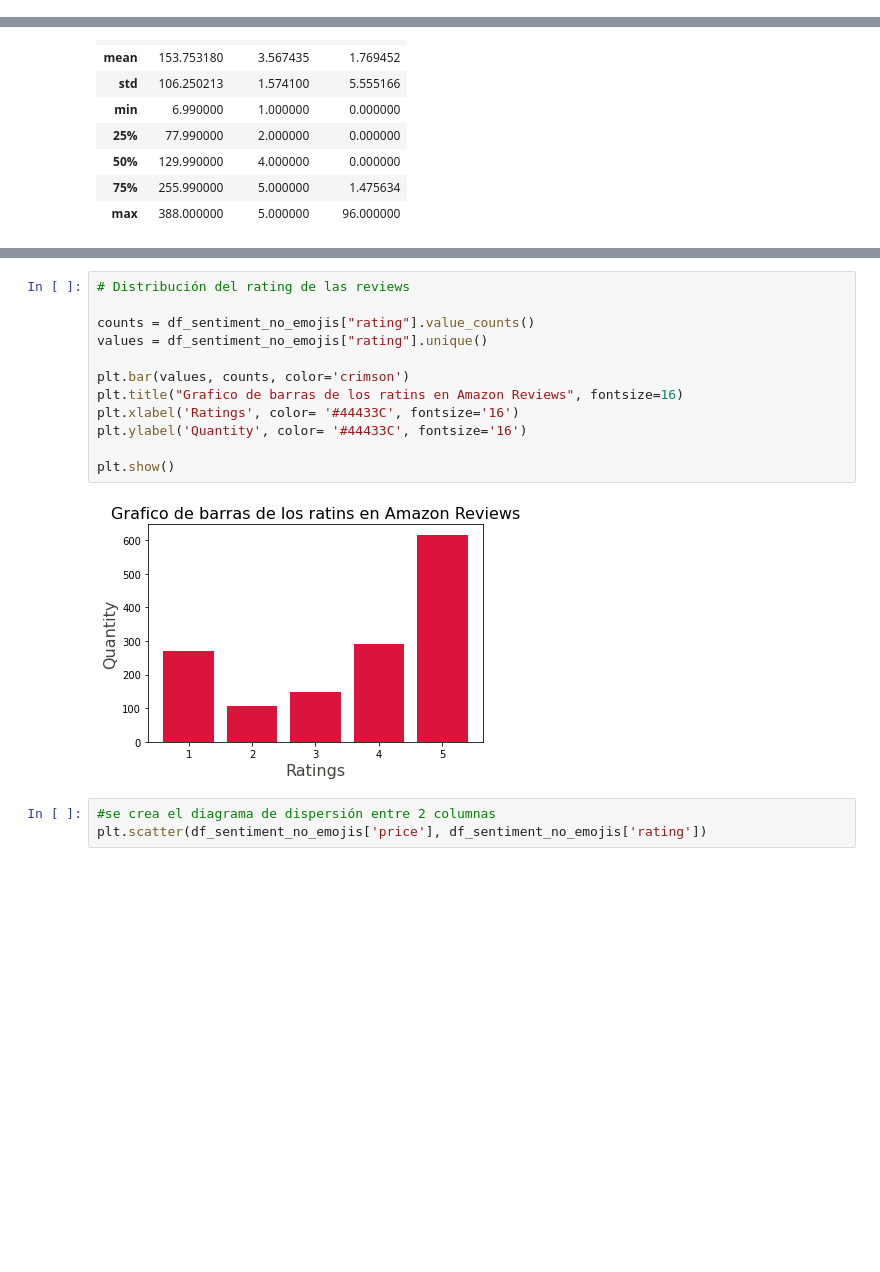
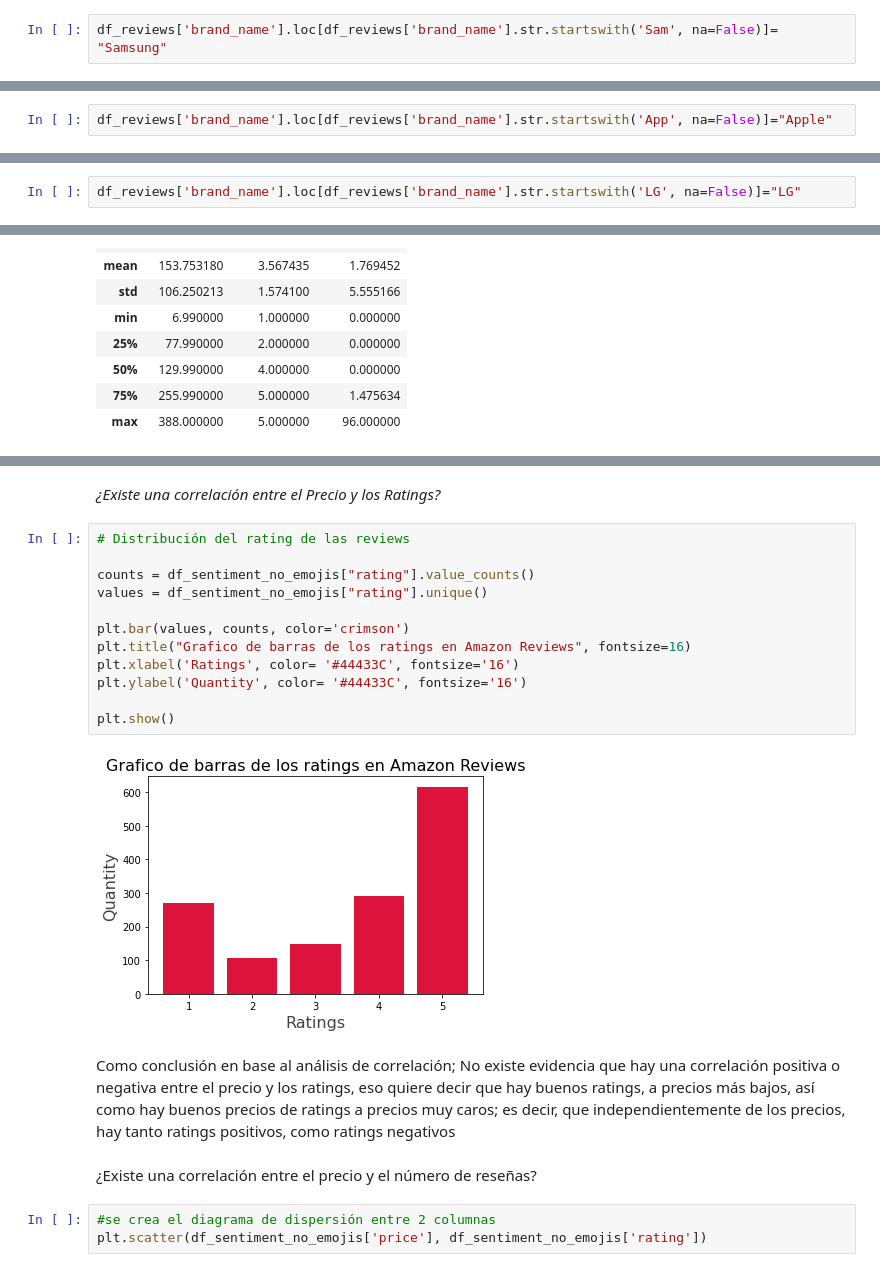
Before and after one commit to flako264/Proyecto-Python, a Jupyter notebook: Proyecto_python_bedu.ipynb, the cells around one changed output, grey strips where cells are left out. Cells and saved outputs as stored; diff of their text form; blank space fills up the shorter version.

```diff
--- a/Proyecto_python_bedu.ipynb
+++ b/Proyecto_python_bedu.ipynb
@@ -417,3 +503,5 @@ Samsung Galaxy               4
 Samsybg Galaxy               4
 Samsung International        2
 Name: brand_name, dtype: int64
+# %%
+df_reviews['brand_name'].loc[df_reviews['brand_name'].str.startswith('Sam', na=False)]= "Samsung"
@@ -424,3 +517,5 @@ df_reviews['brand_name'].loc[df_reviews['brand_name'].str.startswith('App', na=F
 Apple             58087
 Apple Computer       10
 Name: brand_name, dtype: int64
+# %%
+df_reviews['brand_name'].loc[df_reviews['brand_name'].str.startswith('App', na=False)]="Apple"
@@ -435,3 +535,5 @@ LGIC                                24
 LGG                                  3
 LG Electronic                        2
 Name: brand_name, dtype: int64
+# %%
+df_reviews['brand_name'].loc[df_reviews['brand_name'].str.startswith('LG', na=False)]="LG"
@@ -684,17 +885,23 @@ Siendo categoricos pasamos a responder la siguientes preguntas:
+# %% [markdown]
+*¿Existe una correlación entre el Precio y los Ratings?*
 # %%
 # Distribución del rating de las reviews
 
 counts = df_sentiment_no_emojis["rating"].value_counts()
 values = df_sentiment_no_emojis["rating"].unique()
 
 plt.bar(values, counts, color='crimson')
-plt.title("Grafico de barras de los ratins en Amazon Reviews", fontsize=16)
+plt.title("Grafico de barras de los ratings en Amazon Reviews", fontsize=16)
 plt.xlabel('Ratings', color= '#44433C', fontsize='16')
 plt.ylabel('Quantity', color= '#44433C', fontsize='16')
 
 plt.show()
 # %% [output]
-[figure, old version]
+[figure, new version]
+# %% [markdown]
+Como conclusión en base al análisis de correlación; No existe evidencia que hay una correlación positiva o negativa entre el precio y los ratings, eso quiere decir que hay buenos ratings, a precios más bajos, así como hay buenos precios de ratings a precios muy caros; es decir, que independientemente de los precios, hay tanto ratings positivos, como ratings negativos
+# %% [markdown]
+¿Existe una correlación entre el precio y el número de reseñas?
 # %%
 #se crea el diagrama de dispersión entre 2 columnas
 plt.scatter(df_sentiment_no_emojis['price'], df_sentiment_no_emojis['rating'])
```
Also changed, not shown: parts of 40 cells of this notebook.
